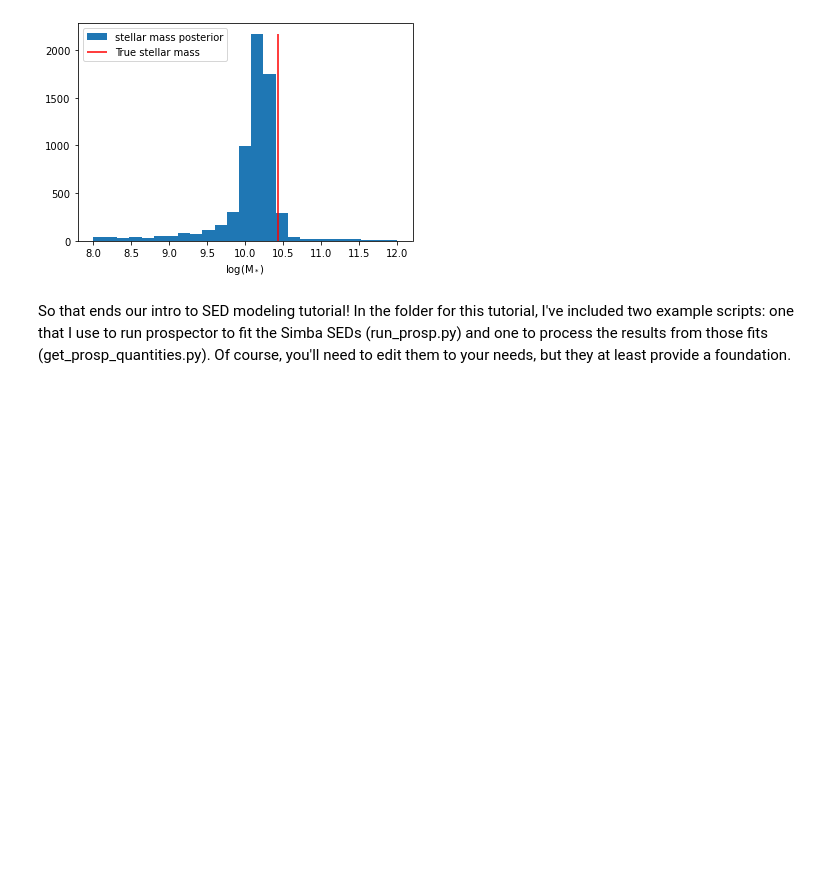
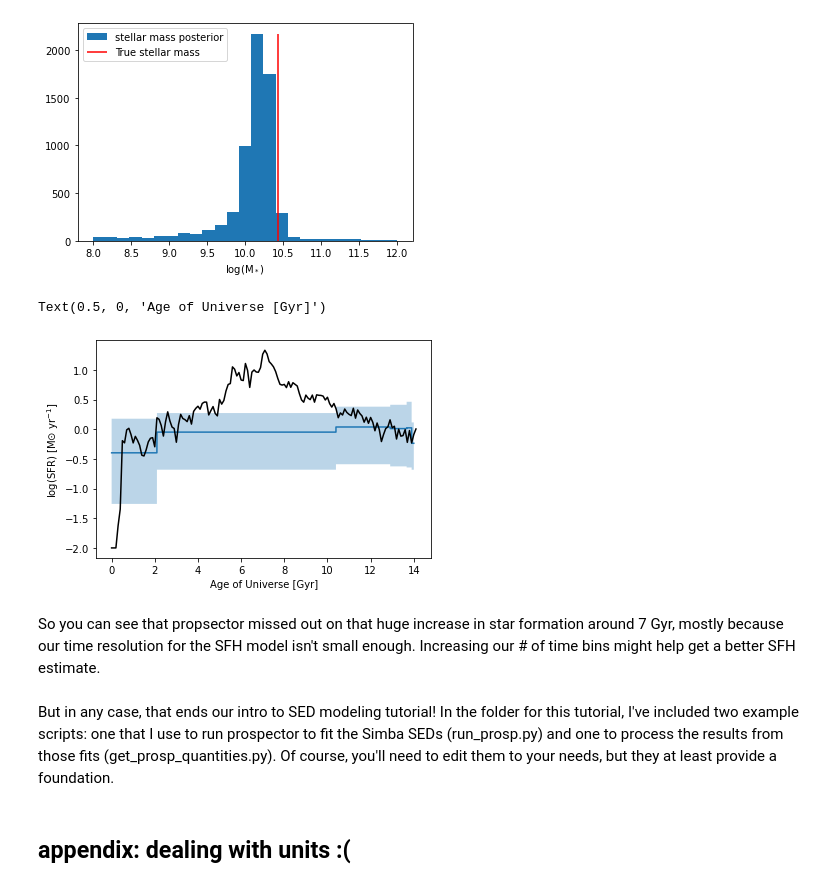
Before and after one commit to smlower/prospector_tutorial, a Jupyter notebook: tutorial.ipynb, the cells around one changed output. Saved outputs shown, nothing was run; the diff lists cells and outputs as text; code cells hidden in the pictures; blank space fills up the shorter version.

Commit message:
added SFH extraction to tutorial and appendix dealing with units

```diff
--- a/tutorial.ipynb
+++ b/tutorial.ipynb
@@ -566,2 +590,28 @@ plt.legend()
+# %%
+t, sfh = get_sfh(results[0], mod_2)
+# %%
+sfh_50, sfh_16, sfh_84 = [], [], []
+for time in range(len(t)):
+    sfr_quan = quantile([item[time] for item in sfh], [0.16, 0.5, 0.84])
+    sfh_50.append(sfr_quan[1])
+    sfh_16.append(sfr_quan[0])
+    sfh_84.append(sfr_quan[2])
+# %%
+true_sfh_file = np.load('galaxy_150_sfh.npz')
+true_sfh = np.array(true_sfh_file['sfr'])[::-1]
+true_time = np.arange(0, 14.2, 0.1) #this is very bad practice on my part. always include your time axis in the data file !!
+# %%
+plt.plot(t, np.log10(sfh_50)) #this is the median inferred SFH
+plt.fill_between(t, y1=np.log10(sfh_16), y2=np.log10(sfh_84), alpha=0.3, zorder=0) #this covers the 1sigma width
+plt.plot(true_time, np.log10(true_sfh), color='black')
+plt.ylabel('$\log(\mathrm{SFR})$ [M${\odot}$ yr$^{-1}$]')
+plt.xlabel('Age of Universe [Gyr]')
+# %% [output]
+Text(0.5, 0, 'Age of Universe [Gyr]')
+[figure, added]
+# %% [markdown]
+So you can see that propsector missed out on that huge increase in star formation around 7 Gyr, mostly because our time resolution for the SFH model isn't small enough. Increasing our # of time bins might help get a better SFH estimate.
 # %% [markdown]
-So that ends our intro to SED modeling tutorial! In the folder for this tutorial, I've included two example scripts: one that I use to run prospector to fit the Simba SEDs (run_prosp.py) and one to process the results from those fits (get_prosp_quantities.py). Of course, you'll need to edit them to your needs, but they at least provide a foundation.
+But in any case, that ends our intro to SED modeling tutorial! In the folder for this tutorial, I've included two example scripts: one that I use to run prospector to fit the Simba SEDs (run_prosp.py) and one to process the results from those fits (get_prosp_quantities.py). Of course, you'll need to edit them to your needs, but they at least provide a foundation.
+# %% [markdown]
+## appendix: dealing with units :(
```
Also changed, not shown: parts of 16 cells of this notebook, 1 other file.
